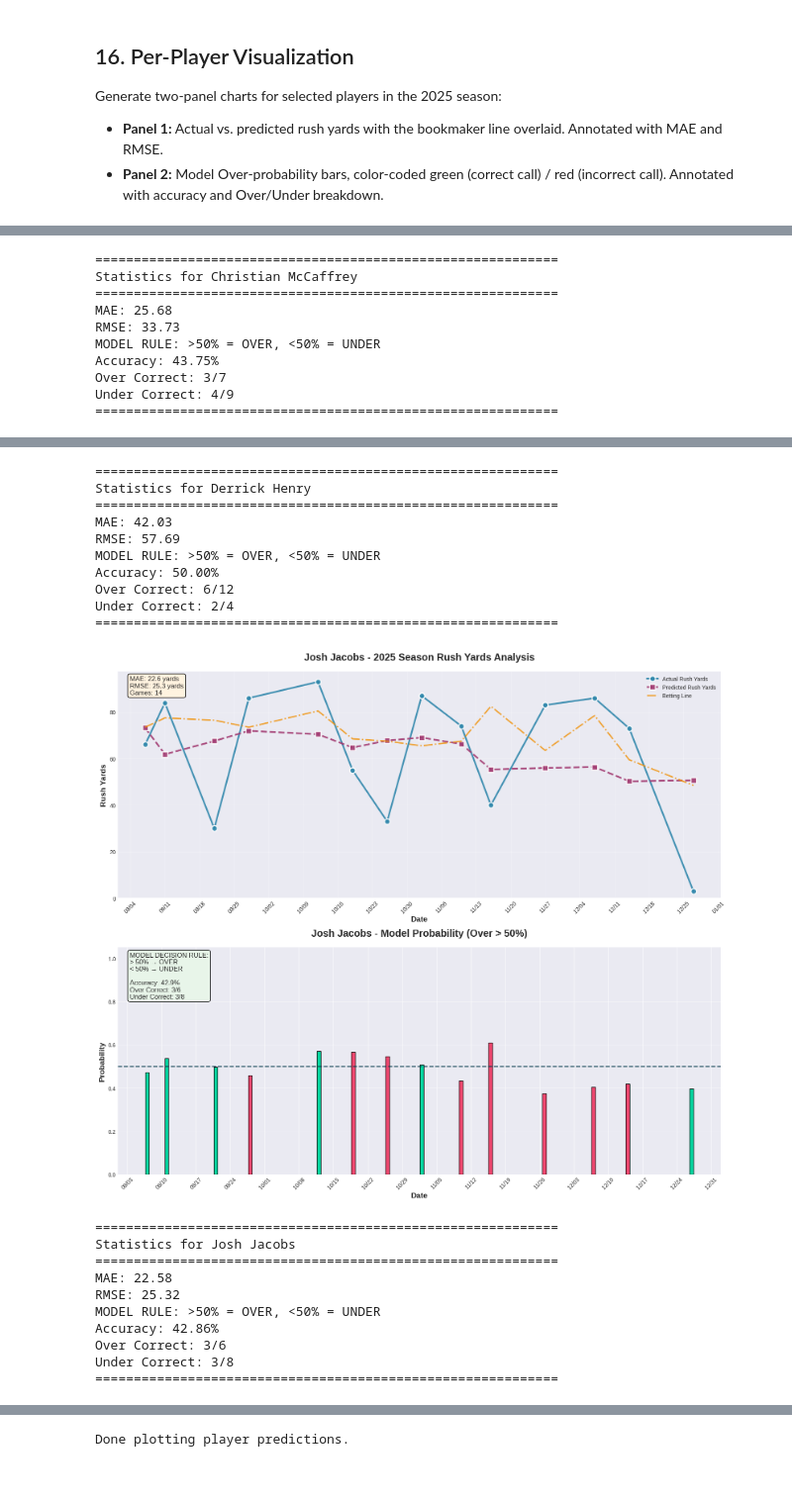
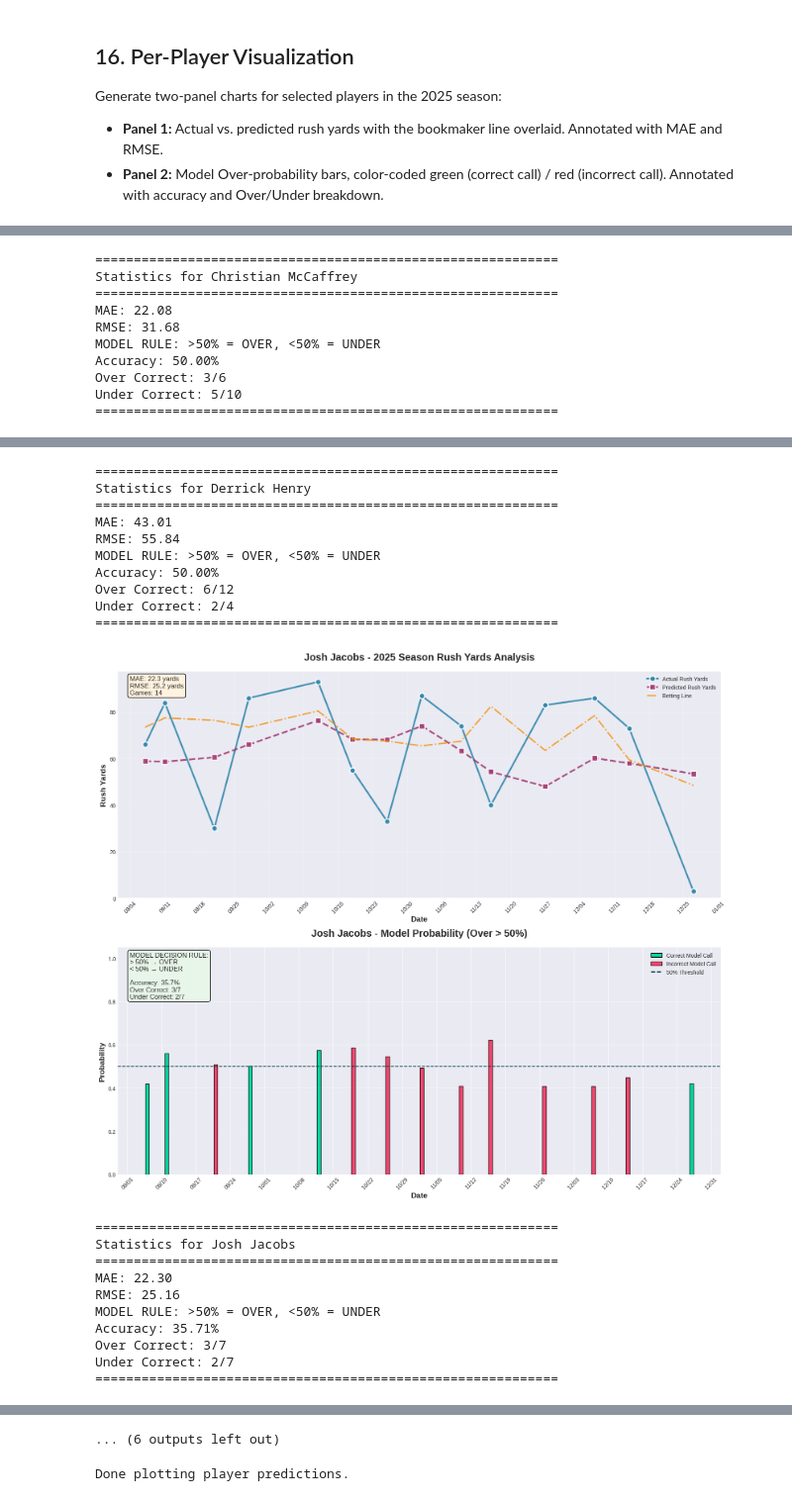
Before and after one commit to ejaxDev/rush_yard_model, a Jupyter notebook: train_test/train_test_class.ipynb, the cells around one changed output, grey strips where cells are left out. Shown at 99% size. Saved outputs shown, nothing was run; the diff lists cells and outputs as text; code cells hidden in the pictures.

```diff
--- a/train_test/train_test_class.ipynb
+++ b/train_test/train_test_class.ipynb
@@ -255,17 +254,8 @@ continuous rush-yard predictions for every player row.
 These predictions feed directly into the classifier as a meta-feature (`pred_vs_line_diff`).
 # %%
-# -- Load pre-trained XGBRegressor (rush yards regression model) --
-# The regressor is used to produce a continuous rush-yard prediction as
-# a meta-feature for the downstream classifier.
-import xgboost as xgb
-
-model_reg = xgb.XGBRegressor()
-model_reg.load_model('rush_yard_regressor.json')
+pred_df = pd.read_csv('predictions_from_regression_model.csv')
-# %%
-# -- Generate predicted rush yards from the regression model --
-# feature_names_in_ ensures we use the exact columns the model was trained on.
-reg_preds = model_reg.predict(final_df[model_reg.feature_names_in_])
-final_df['predicted_rush_yards'] = reg_preds
+# %%
+final_df = pd.merge(final_df, pred_df[['player_key', 'predicted_rush_yards']], on='player_key', how='left')
 # %% [markdown]
 ## 8. Target Variable & Meta-Features
 
@@ -953,6 +933,6 @@ def plot_player_predictions(df: pd.DataFrame, player_names: list,
 # -- Run per-player charts for key 2025 RBs --
 plot_player_predictions(
     test_data,
-    ['Christian McCaffrey', 'Derrick Henry', 'Josh Jacobs', 'Saquon Barkley']
+    ['Christian McCaffrey', 'Derrick Henry', 'Josh Jacobs', 'Saquon Barkley', 'Blake Corum', 'Jonathan Taylor', 'Ashton Jeanty', 'Woody Marks', 'RJ Harvey']
 )
 # %% [output]
@@ -960,10 +940,10 @@ plot_player_predictions(
 ============================================================
 Statistics for Christian McCaffrey
 ============================================================
-MAE: 25.68
-RMSE: 33.73
+MAE: 22.08
+RMSE: 31.68
 MODEL RULE: >50% = OVER, <50% = UNDER
-Accuracy: 43.75%
-Over Correct: 3/7
-Under Correct: 4/9
+Accuracy: 50.00%
+Over Correct: 3/6
+Under Correct: 5/10
 ============================================================
@@ -971,21 +951,21 @@ Under Correct: 4/9
 ============================================================
 Statistics for Derrick Henry
 ============================================================
-MAE: 42.03
-RMSE: 57.69
+MAE: 43.01
+RMSE: 55.84
 MODEL RULE: >50% = OVER, <50% = UNDER
 Accuracy: 50.00%
 Over Correct: 6/12
 Under Correct: 2/4
 ============================================================
-[figure, old version]
+[figure, new version]
 ============================================================
 Statistics for Josh Jacobs
 ============================================================
-MAE: 22.58
-RMSE: 25.32
+MAE: 22.30
+RMSE: 25.16
 MODEL RULE: >50% = OVER, <50% = UNDER
-Accuracy: 42.86%
-Over Correct: 3/6
-Under Correct: 3/8
+Accuracy: 35.71%
+Over Correct: 3/7
+Under Correct: 2/7
 ============================================================
@@ -1003,3 +1005,4 @@ Under Correct: 5/9
+... (6 outputs left out)
 # %%
 # -- Completion marker --
 print("Done plotting player predictions.")
```
Also changed, not shown: parts of 11 cells of this notebook, 2 other files.
